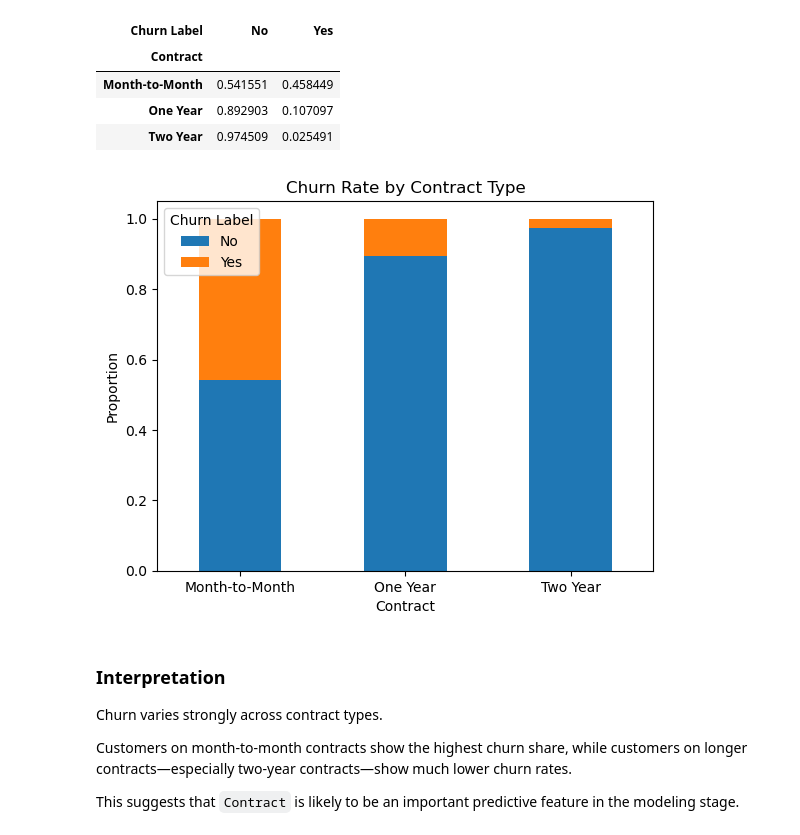
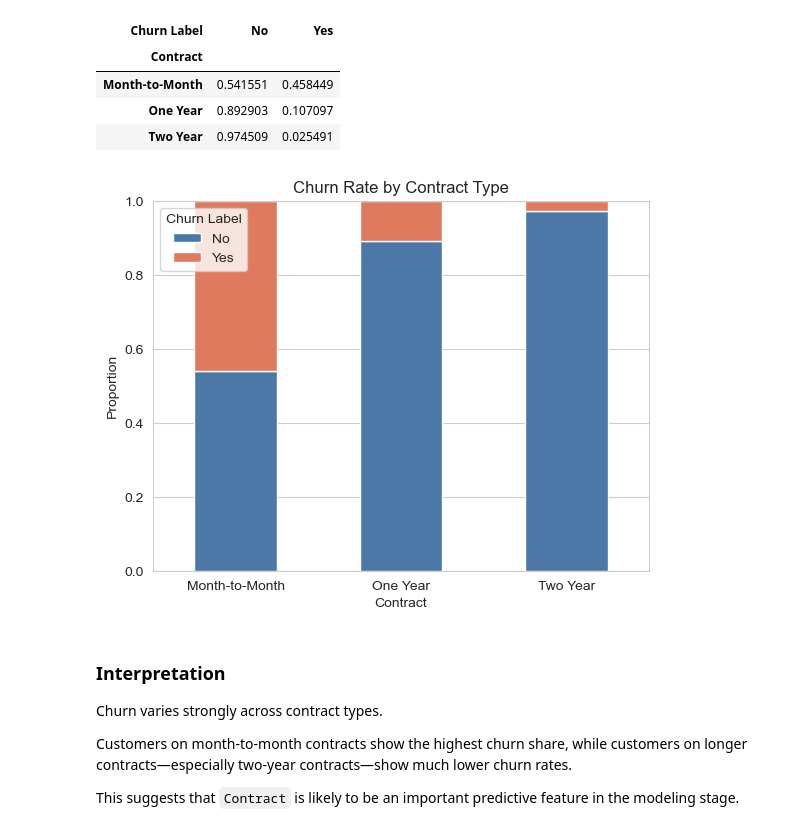
Before and after one commit to GulsaraMirzayeva/telco-churn-capstone, a Jupyter notebook: notebooks/03_eda.ipynb, the cells around one changed output. Saved outputs shown, nothing was run; the diff lists cells and outputs as text; code cells hidden in the pictures.

```diff
--- a/notebooks/03_eda.ipynb
+++ b/notebooks/03_eda.ipynb
@@ -70,14 +86,22 @@ contract_churn
 | Month-to-Month | 0.541551 | 0.458449 |
 | One Year | 0.892903 | 0.107097 |
 | Two Year | 0.974509 | 0.025491 |
-# %%
-contract_churn.plot(kind="bar", stacked=True)
-plt.title("Churn Rate by Contract Type")
-plt.ylabel("Proportion")
-plt.xticks(rotation=0)
-plt.show()
-# %% [output]
-[figure, removed]
+# %%
+ax = contract_churn.plot(
+    kind="bar",
+    stacked=True,
+    color=[churn_palette[col] for col in contract_churn.columns]
+)
+
+
+plt.title("Churn Rate by Contract Type")
+plt.ylabel("Proportion")
+plt.xticks(rotation=0)
+plt.legend(title="Churn Label")
+plt.ylim(0, 1)
+plt.show()
+# %% [output]
+[figure, added]
 # %% [markdown]
 ### Interpretation
 
```
Also changed, not shown: parts of 22 cells of this notebook.
